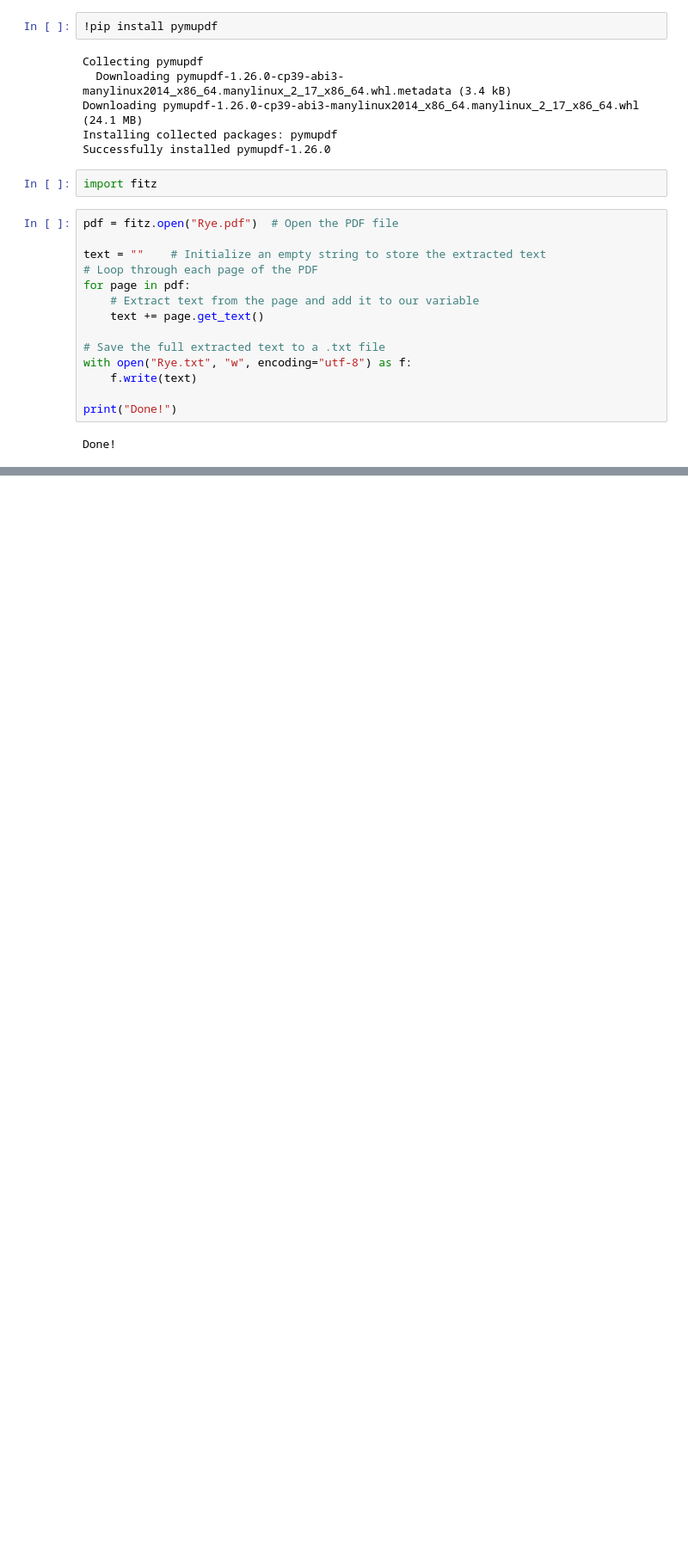
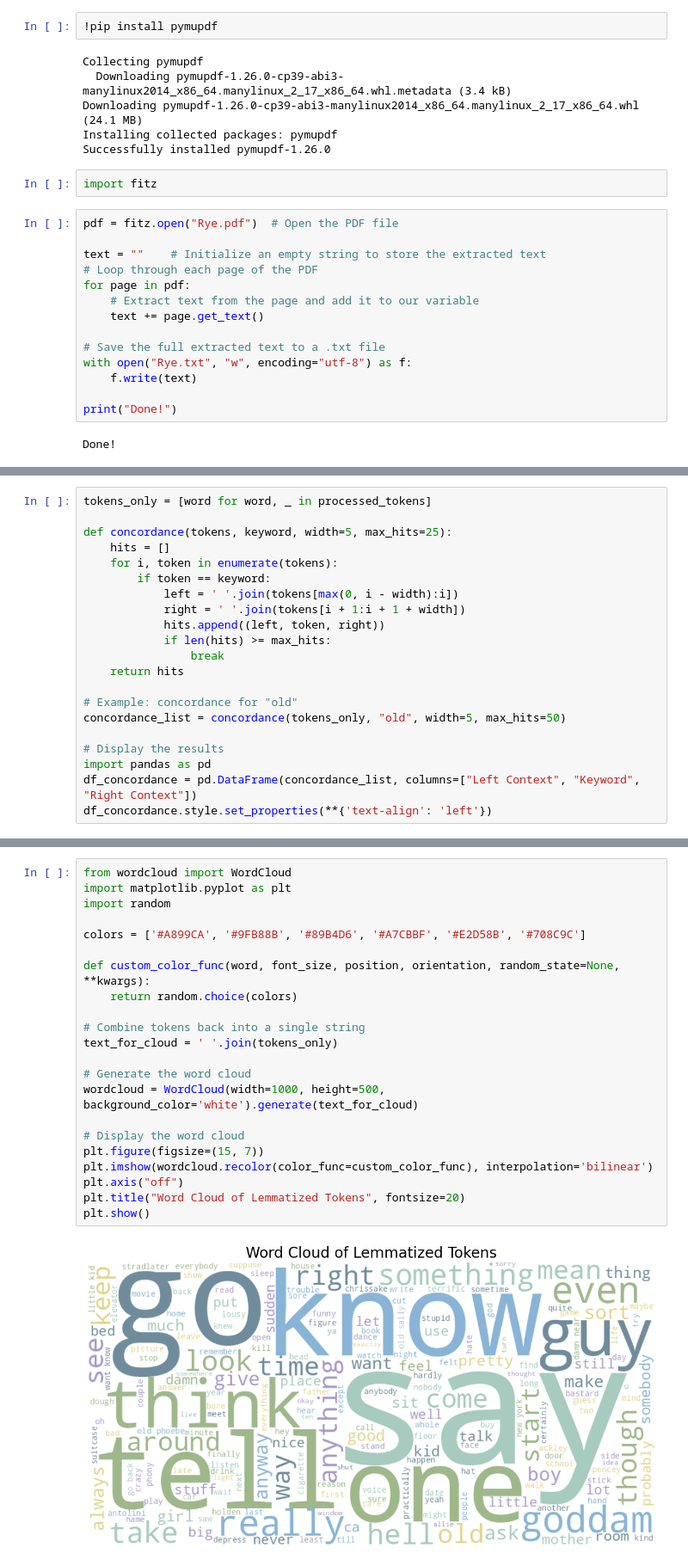
Before and after one commit to AnyaNiks/CatcherInTheRye_Python_Project, a Jupyter notebook: CatherInTheRye_Analysis.ipynb, the cells around one changed output, grey strips where cells are left out. Shown at 86% size. Saved outputs shown, nothing was run; the diff lists cells and outputs as text; blank space fills up the shorter version.

```diff
--- a/CatherInTheRye_Analysis.ipynb
+++ b/CatherInTheRye_Analysis.ipynb
@@ -95,0 +395,21 @@ files.download("Rye_clean.txt")
+# %%
+tokens_only = [word for word, _ in processed_tokens]
+
+def concordance(tokens, keyword, width=5, max_hits=25):
+    hits = []
+    for i, token in enumerate(tokens):
+        if token == keyword:
+            left = ' '.join(tokens[max(0, i - width):i])
+            right = ' '.join(tokens[i + 1:i + 1 + width])
+            hits.append((left, token, right))
+            if len(hits) >= max_hits:
+                break
+    return hits
+
+# Example: concordance for "old"
+concordance_list = concordance(tokens_only, "old", width=5, max_hits=50)
+
+# Display the results
+import pandas as pd
+df_concordance = pd.DataFrame(concordance_list, columns=["Left Context", "Keyword", "Right Context"])
+df_concordance.style.set_properties(**{'text-align': 'left'})
@@ -95,0 +671,24 @@ files.download("Rye_clean.txt")
+# %%
+from wordcloud import WordCloud
+import matplotlib.pyplot as plt
+import random
+
+colors = ['#A899CA', '#9FB88B', '#89B4D6', '#A7CBBF', '#E2D58B', '#708C9C']
+
+def custom_color_func(word, font_size, position, orientation, random_state=None, **kwargs):
+    return random.choice(colors)
+
+# Combine tokens back into a single string
+text_for_cloud = ' '.join(tokens_only)
+
+# Generate the word cloud
+wordcloud = WordCloud(width=1000, height=500, background_color='white').generate(text_for_cloud)
+
+# Display the word cloud
+plt.figure(figsize=(15, 7))
+plt.imshow(wordcloud.recolor(color_func=custom_color_func), interpolation='bilinear')
+plt.axis("off")
+plt.title("Word Cloud of Lemmatized Tokens", fontsize=20)
+plt.show()
+# %% [output]
+[figure, added]
```
Also changed, not shown: parts of 82 cells of this notebook.
